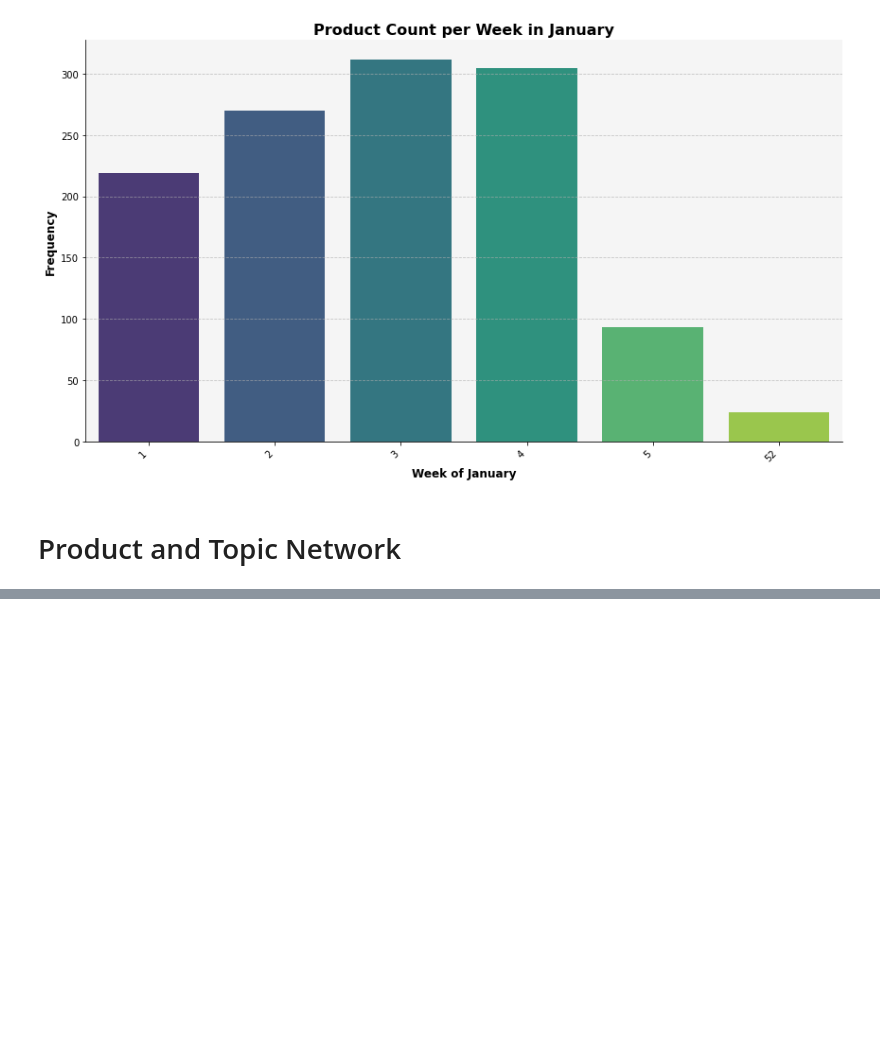
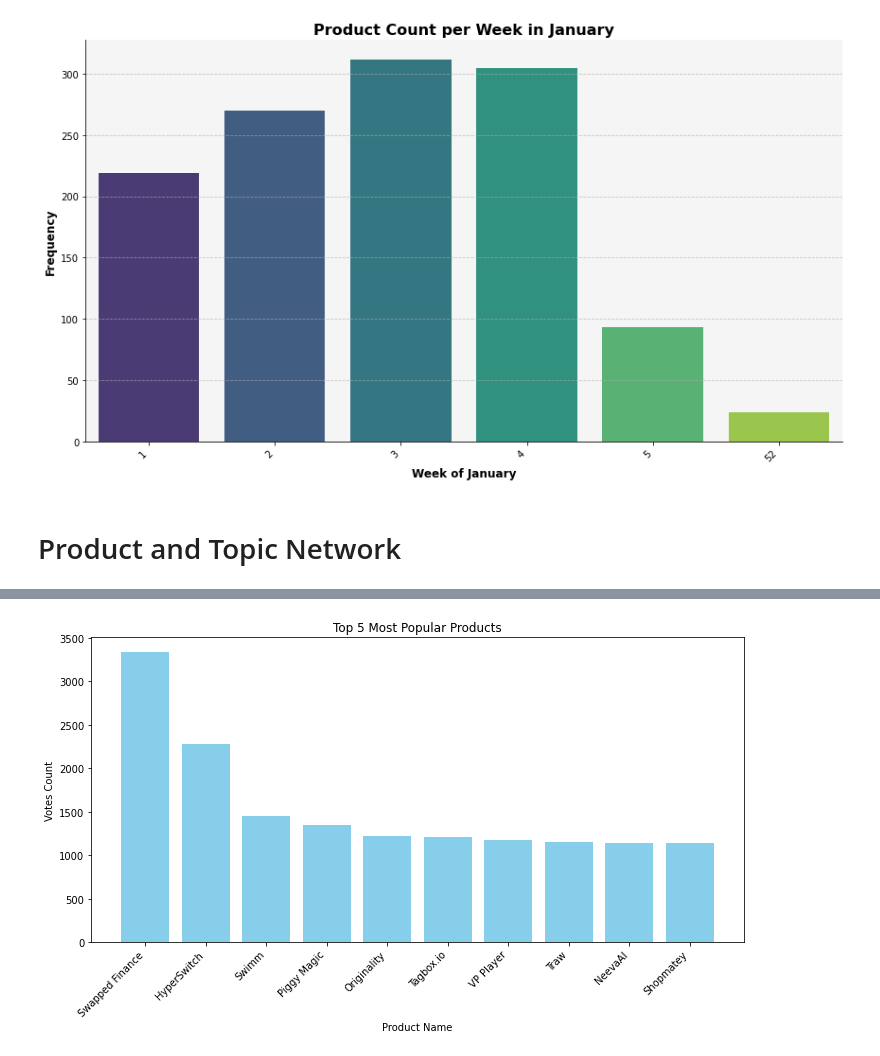
Before and after one commit to AliMehdii/ProductHunt_EDA_and_Unspervised_Sentiment_Analysis, a Jupyter notebook: Stats_Code/Data_Wrangling/EDA.ipynb, the cells around one changed output, grey strips where cells are left out. Cells and saved outputs as stored; diff of their text form; code cells hidden in the pictures; blank space fills up the shorter version.

Commit message:
Addition of Top 5 monthly Products and Topics

```diff
--- a/Stats_Code/Data_Wrangling/EDA.ipynb
+++ b/Stats_Code/Data_Wrangling/EDA.ipynb
@@ -556,15 +507,0 @@ weekofyear and week have been deprecated, please use DatetimeIndex.isocalendar()
-# %%
-df['createdAt'] = pd.to_datetime(df['createdAt'])
-january_df = df[df['Month'] == 'January']
-january_df.head()
-
-january_daily_counts = january_df['createdAt'].dt.day.value_counts().sort_index()
-
-most_popular_day = january_daily_counts.idxmax()
-num_products_launched = january_daily_counts.max()
-
-print(f"The most popular day of January is Day {most_popular_day} with {num_products_launched} products launched.")
-
-fig = px.line(x=january_daily_counts.index, y=january_daily_counts.values, markers=True)
-fig.update_layout(title="Product Launching Activity in January", xaxis_title="Day", yaxis_title="Number of Products Launched")
-fig.show()
@@ -588,0 +510,3 @@ The most popular day of January is Day 24 with 64 products launched.
+# %%
+top_5_products = df.sort_values(by='votesCount', ascending=False).head(10).reset_index(drop=True)
+top_5_products.head(10)
@@ -588,0 +525,15 @@ The most popular day of January is Day 24 with 64 products launched.
+# %%
+ranked_df = top_5_products[['name', 'createdAt', 'votesCount', 'topics']].reset_index()
+ranked_df.rename(columns={'index': 'ranking'}, inplace=True)
+ranked_df['ranking'] += 1
+# %%
+plt.figure(figsize=(10, 6))
+plt.bar(ranked_df['name'], ranked_df['votesCount'], color='skyblue')
+plt.xlabel('Product Name')
+plt.ylabel('Votes Count')
+plt.title('Top 5 Most Popular Products')
+plt.xticks(rotation=45, ha='right')
+plt.tight_layout()
+plt.show()
+# %% [output]
+[figure, added]
```
Also changed, not shown: parts of 23 cells of this notebook.
